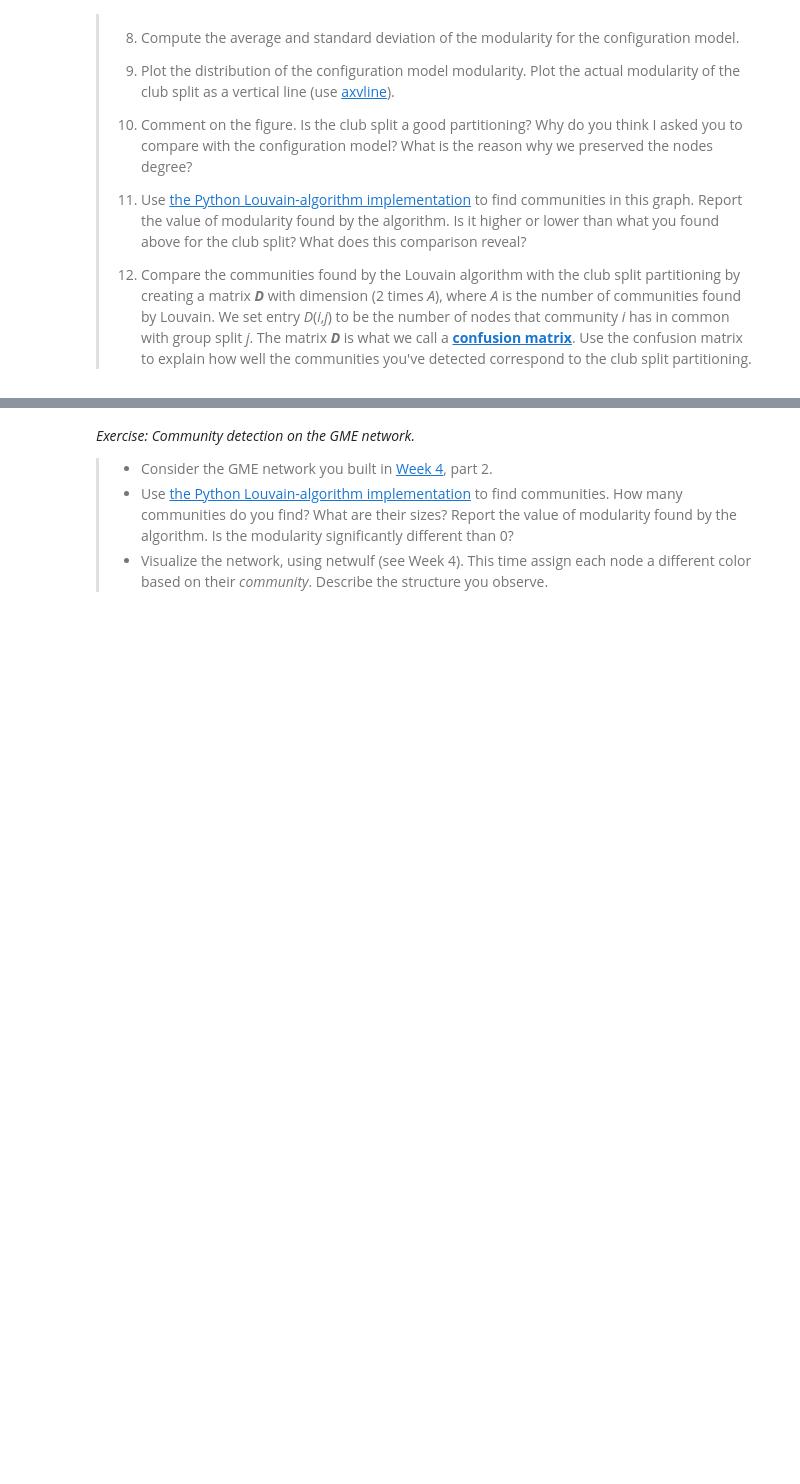
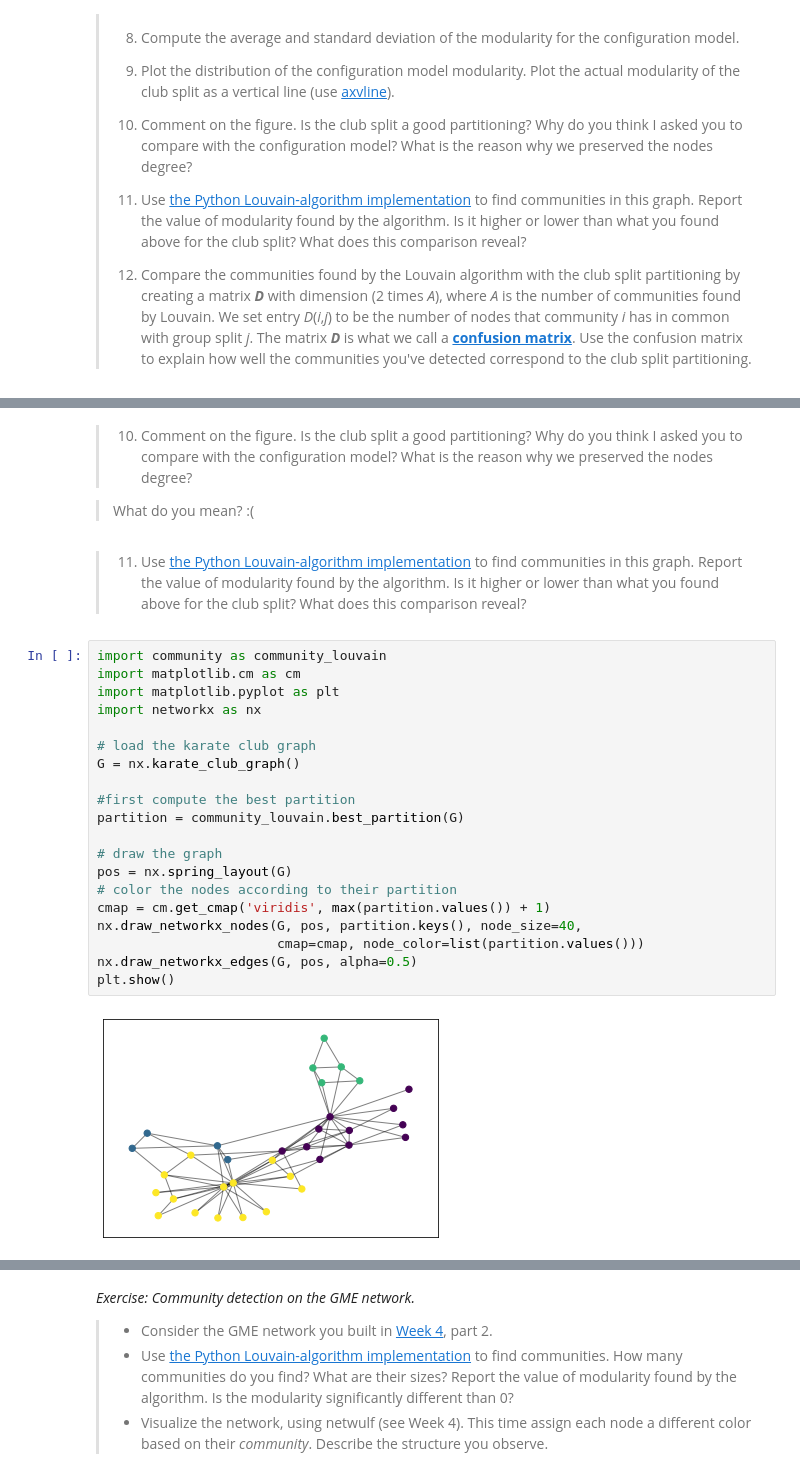
Before and after one commit to TECH-yufu/comsocsci2022-assignment-2, a Jupyter notebook: Assignment2.ipynb, the cells around one changed output, grey strips where cells are left out. Cells and saved outputs as stored; diff of their text form; blank space fills up the shorter version.

```diff
--- a/Assignment2.ipynb
+++ b/Assignment2.ipynb
@@ -575,0 +712,28 @@ _Exercise: Zachary's karate club_: In this exercise, we will work on Zarachy's k
+# %% [markdown]
+> 10. Comment on the figure. Is the club split a good partitioning? Why do you think I asked you to compare with the configuration model? What is the reason why we preserved the nodes degree?
+
+>What do you mean? :(
+# %% [markdown]
+> 11.  Use [the Python Louvain-algorithm implementation](https://anaconda.org/auto/python-louvain) to find communities in this graph. Report the value of modularity found by the algorithm. Is it higher or lower than what you found above for the club split? What does this comparison reveal?
+# %%
+import community as community_louvain
+import matplotlib.cm as cm
+import matplotlib.pyplot as plt
+import networkx as nx
+
+# load the karate club graph
+G = nx.karate_club_graph()
+
+#first compute the best partition
+partition = community_louvain.best_partition(G)
+
+# draw the graph
+pos = nx.spring_layout(G)
+# color the nodes according to their partition
+cmap = cm.get_cmap('viridis', max(partition.values()) + 1)
+nx.draw_networkx_nodes(G, pos, partition.keys(), node_size=40,
+                       cmap=cmap, node_color=list(partition.values()))
+nx.draw_networkx_edges(G, pos, alpha=0.5)
+plt.show()
+# %% [output]
+[figure, added]
```
Also changed, not shown: parts of 20 cells of this notebook.
